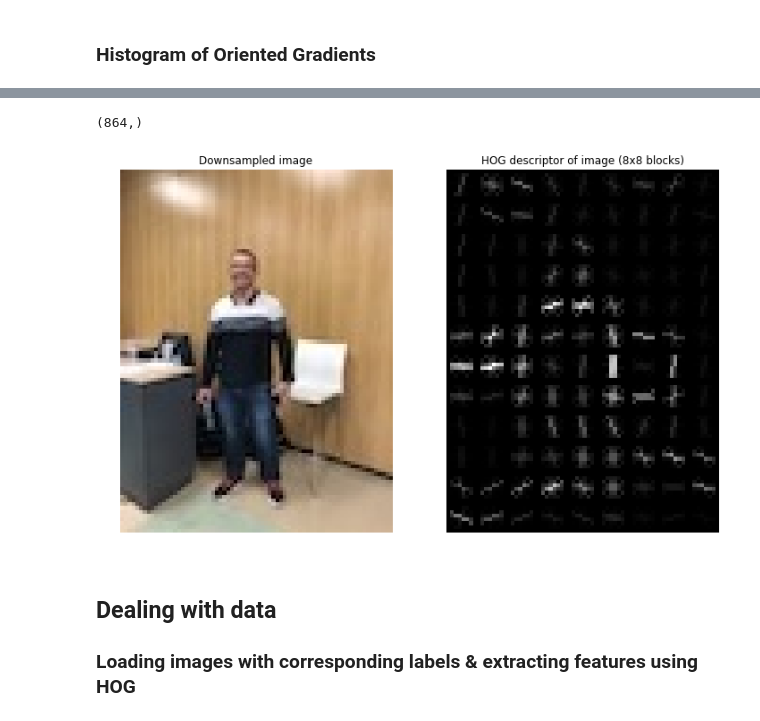
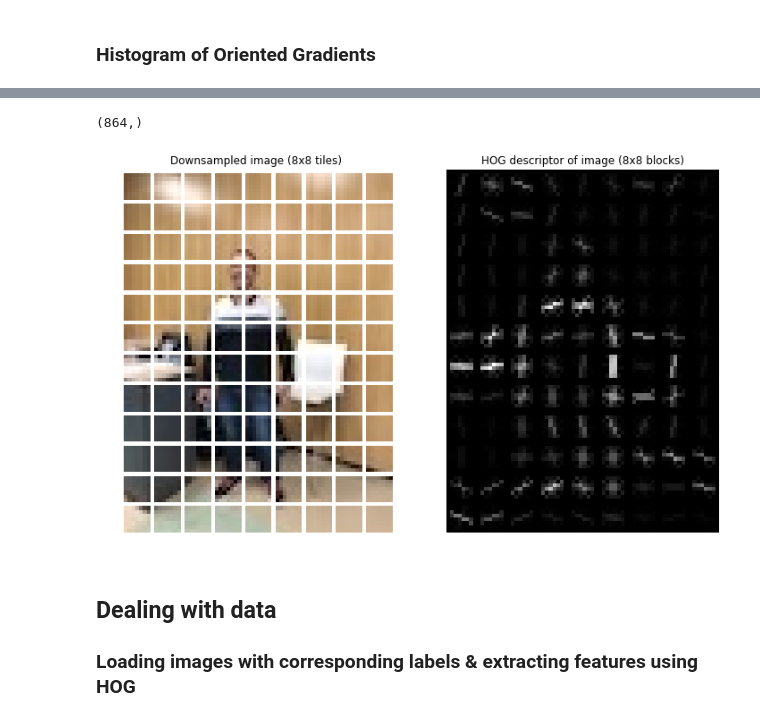
Before and after one commit to nishai/Person-Detection-SVM-HOG, a Jupyter notebook: Person detection.ipynb, the cells around one changed output, grey strips where cells are left out. Drawn from its saved outputs; the diff is of its cells as text; code cells hidden in the pictures.

```diff
--- a/Person detection.ipynb
+++ b/Person detection.ipynb
@@ -67,20 +91,27 @@ Clipping input data to the valid range for imshow with RGB data ([0..1] for floa
 # %%
 fd, hog_image = hog(jiahao, orientations=8, pixels_per_cell=(8, 8), cells_per_block=(1, 1), block_norm='L2-Hys', visualize=True)
+
+# Custom (rgb) grid color
+grid_color = [1,1,1]
+
+# Modify the image to include the grid
+jiahao[:,::8,:] = grid_color
+jiahao[::8,:,:] = grid_color
 
 plt.figure(figsize=(12,9))
 plt.subplot(1,2,1)
 plt.axis('off')
-plt.title('Downsampled image')
+plt.title('Downsampled image (8x8 tiles)')
 plt.imshow(jiahao)
 plt.subplot(1,2,2)
 plt.axis('off')
 plt.title('HOG descriptor of image (8x8 blocks)')
 plt.imshow(hog_image, cmap='gray')
 
 fd.shape
 # %% [output]
 (864,)
-[figure, old version]
+[figure, new version]
 # %% [markdown]
 ## Dealing with data
 ### Loading images with corresponding labels & extracting features using HOG
```
Also changed, not shown: parts of 22 cells of this notebook.
